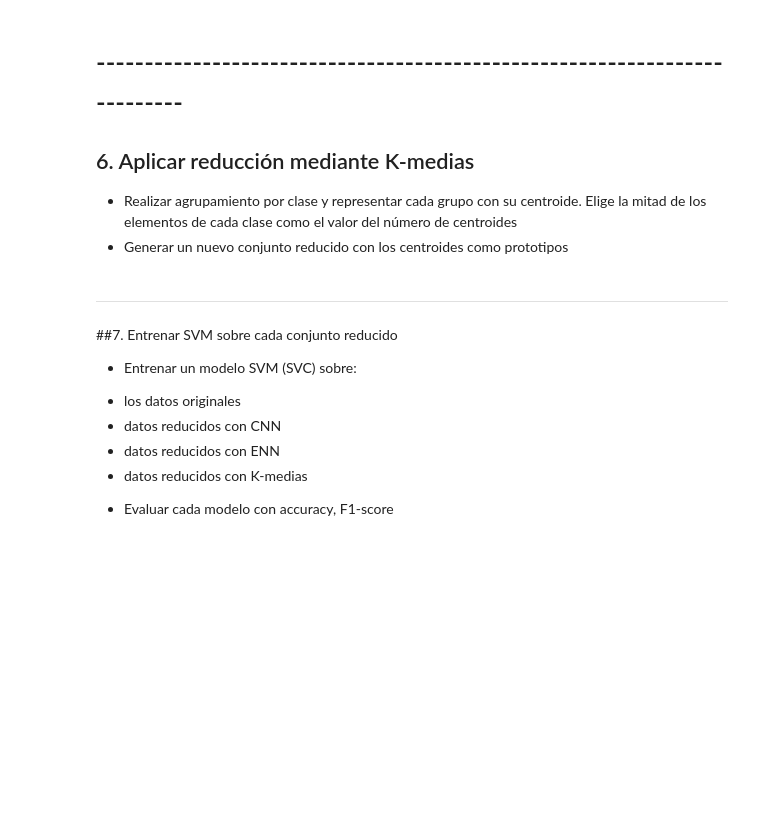
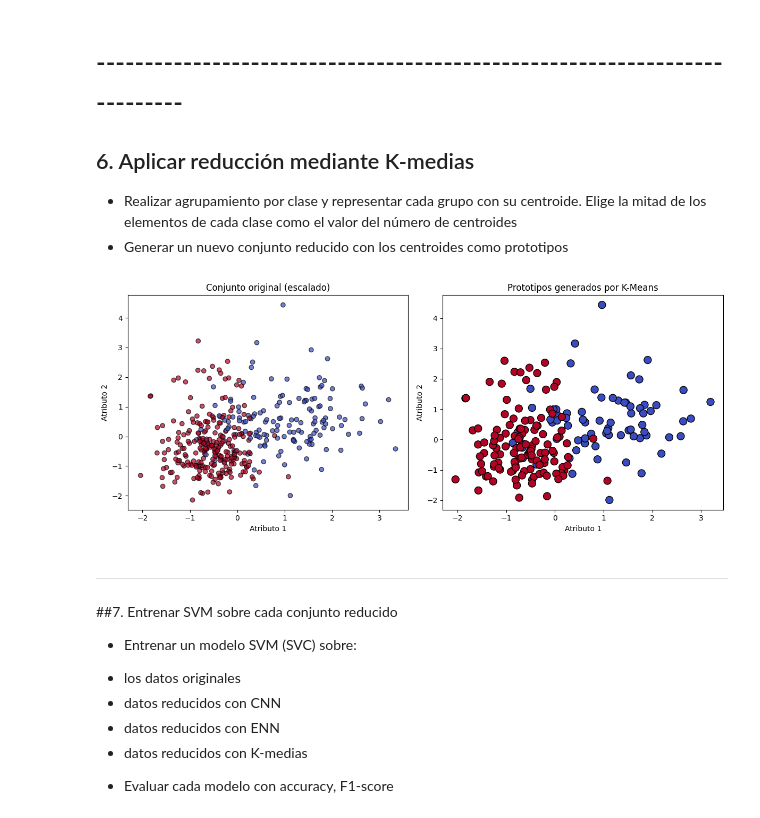
Before and after one commit to GustavoHDLC1/Colab_Files_PADP, a Jupyter notebook: PracticaReduccionNumerosidad.ipynb, the cells around one changed output. Cells and saved outputs as stored; diff of their text form; code cells hidden in the pictures; blank space fills up the shorter version.

```diff
--- a/PracticaReduccionNumerosidad.ipynb
+++ b/PracticaReduccionNumerosidad.ipynb
@@ -65,3 +328,50 @@ En el caso de los códigos de ENN, CNN, estos  deberás tomarlos del cuaderno qu
+# %%
+# 6. Aplicar reducción mediante K-medias
+# Número de prototipos por clase
+
+classes = np.unique(y_train)
+
+# 4. Aplicar KMeans por clase
+prototypes = []
+labels = []
+
+for c in classes:
+    # Subconjunto de la clase actual
+    class_data = X_train_scaled[y_train == c]
+
+    prototypes_per_class = max(1, len(class_data) // 2)
+
+    # KMeans sobre los datos de la clase
+    kmeans = KMeans(n_clusters=prototypes_per_class, random_state=42)
+    kmeans.fit(class_data)
+
+    # Guardar prototipos y sus etiquetas
+    prototypes.append(kmeans.cluster_centers_)
+    labels.extend([c] * prototypes_per_class)
+
+# 5. Concatenar resultados
+X_proto = np.vstack(prototypes)
+y_proto = np.array(labels)
+
+# 6. Visualización
+fig, axes = plt.subplots(1, 2, figsize=(12, 5))
+
+# Conjunto original
+axes[0].scatter(X_train_scaled[:, 0], X_train_scaled[:, 1], c=y_train, cmap='coolwarm', edgecolor='k', alpha=0.7)
+axes[0].set_title("Conjunto original (escalado)")
+axes[0].set_xlabel("Atributo 1")
+axes[0].set_ylabel("Atributo 2")
+
+# Prototipos generados
+axes[1].scatter(X_proto[:, 0], X_proto[:, 1], c=y_proto, cmap='coolwarm', edgecolor='k', s=100)
+axes[1].set_title("Prototipos generados por K-Means")
+axes[1].set_xlabel("Atributo 1")
+axes[1].set_ylabel("Atributo 2")
+
+plt.tight_layout()
+plt.show()
+# %% [output]
+[figure, added]
 # %% [markdown]
  --------------------------------------------------------------------------
 
```
Also changed, not shown: parts of 32 cells of this notebook.
